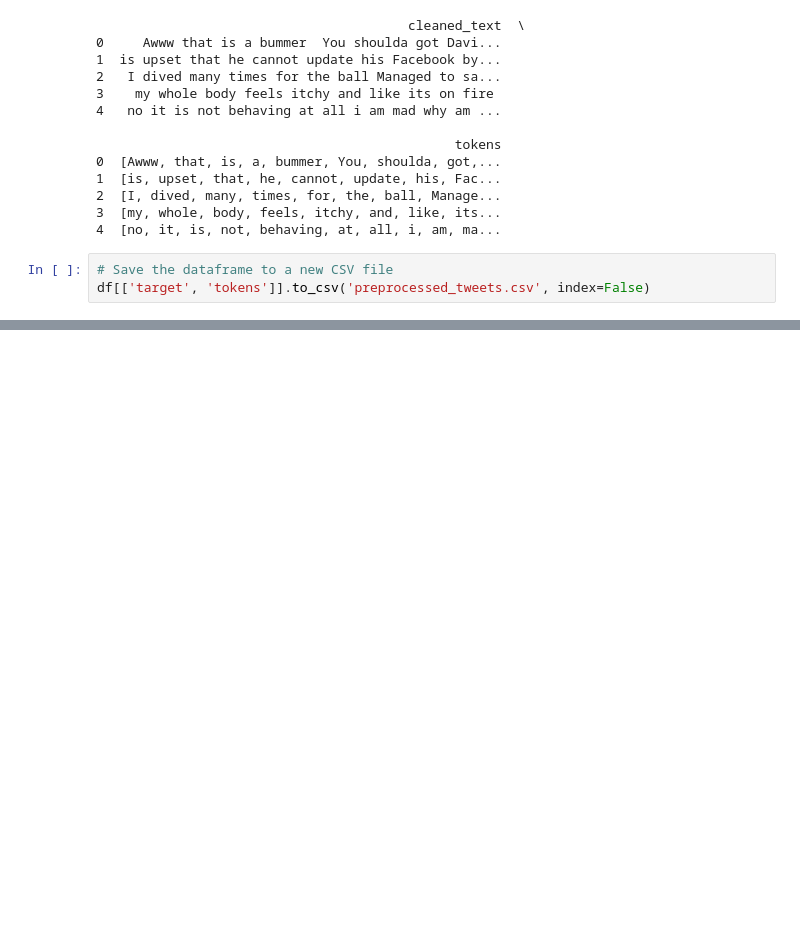
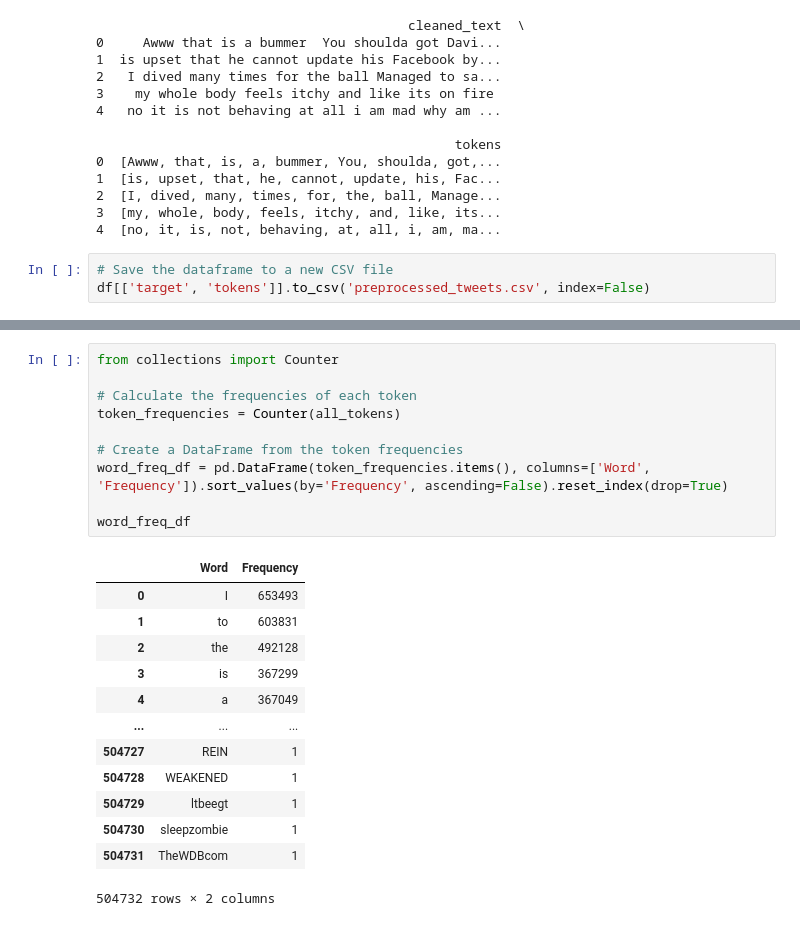
Before and after one commit to adma224/ml-cloud-pipeline-generative-tweets, a Jupyter notebook: Tweet Exploration and Data Preprocessing.ipynb, the cells around one changed output, grey strips where cells are left out. Cells and saved outputs as stored; diff of their text form; blank space fills up the shorter version.

```diff
--- a/Tweet Exploration and Data Preprocessing.ipynb
+++ b/Tweet Exploration and Data Preprocessing.ipynb
@@ -103,0 +111,24 @@ df[['target', 'tokens']].to_csv('preprocessed_tweets.csv', index=False)
+# %%
+from collections import Counter
+
+# Calculate the frequencies of each token
+token_frequencies = Counter(all_tokens)
+
+# Create a DataFrame from the token frequencies
+word_freq_df = pd.DataFrame(token_frequencies.items(), columns=['Word', 'Frequency']).sort_values(by='Frequency', ascending=False).reset_index(drop=True)
+
+word_freq_df
+# %% [output]
+|  | Word | Frequency |
+| 0 | I | 653493 |
+| 1 | to | 603831 |
+| 2 | the | 492128 |
+| 3 | is | 367299 |
+| 4 | a | 367049 |
+| ... | ... | ... |
+| 504727 | REIN | 1 |
+| 504728 | WEAKENED | 1 |
+| 504729 | ltbeegt | 1 |
+| 504730 | sleepzombie | 1 |
+| 504731 | TheWDBcom | 1 |
+504732 rows × 2 columns
```
Also changed, not shown: parts of 4 cells of this notebook, 3 other files.
